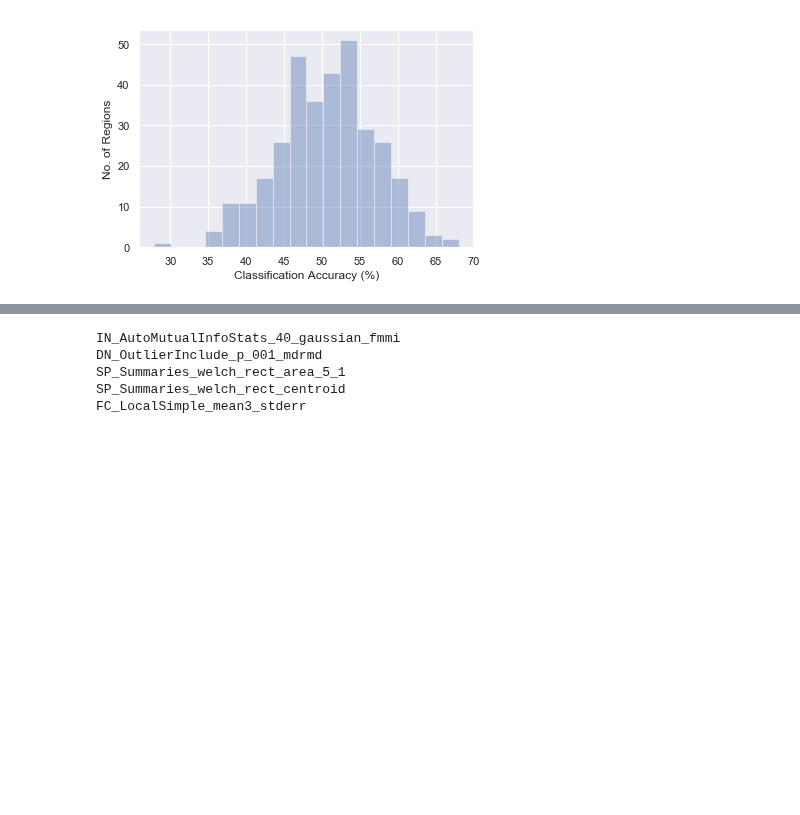
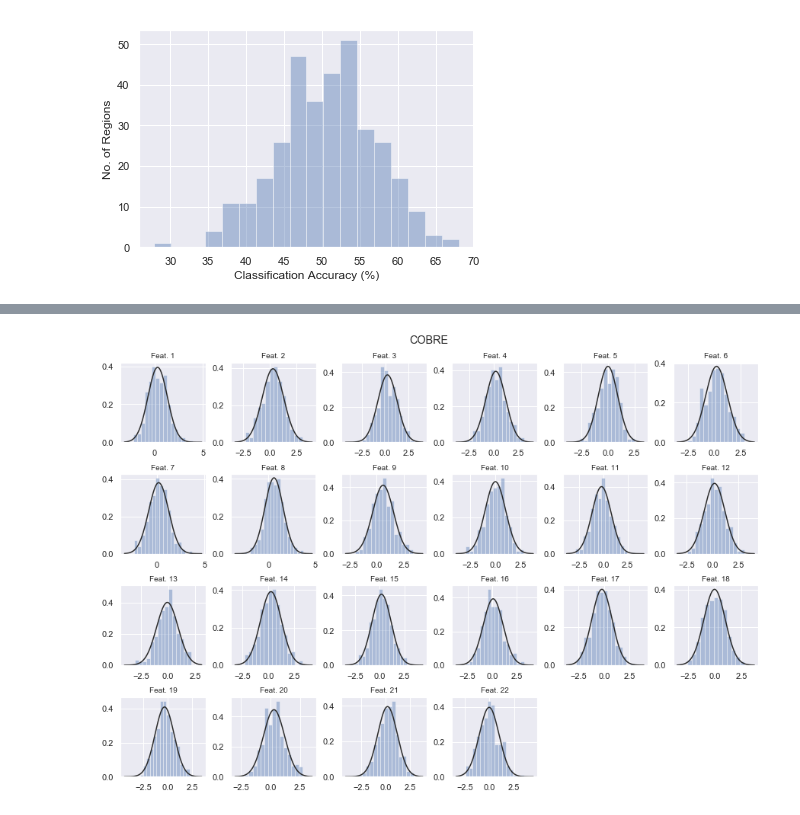
Before and after one commit to DynamicsAndNeuralSystems/fMRI_FeaturesDisorders, a Jupyter notebook: packagedCode.ipynb, the cells around one changed output, grey strips where cells are left out. Saved outputs shown, nothing was run; the diff lists cells and outputs as text; code cells hidden in the pictures; blank space fills up the shorter version.

```diff
--- a/packagedCode.ipynb
+++ b/packagedCode.ipynb
@@ -138,13 +133,7 @@ Mean Accuracy (across all features) = 54.14%
 
 Mean Error (across all features) = 13.94%
 [figure]
-# %%
-for i in [12, 9, 21, 22, 11]:
-    feat = featList[i-1]
-    print(feat)
-# %% [output]
-IN_AutoMutualInfoStats_40_gaussian_fmmi
-DN_OutlierInclude_p_001_mdrmd
-SP_Summaries_welch_rect_area_5_1
-SP_Summaries_welch_rect_centroid
-FC_LocalSimple_mean3_stderr
+# %%
+af.showMeTValHistograms(element,subPath,PyFeatList,dataset,indices2KeepMat,targetCol)
+# %% [output]
+[figure, added]
```
Also changed, not shown: parts of 5 cells of this notebook, 8 other files.
